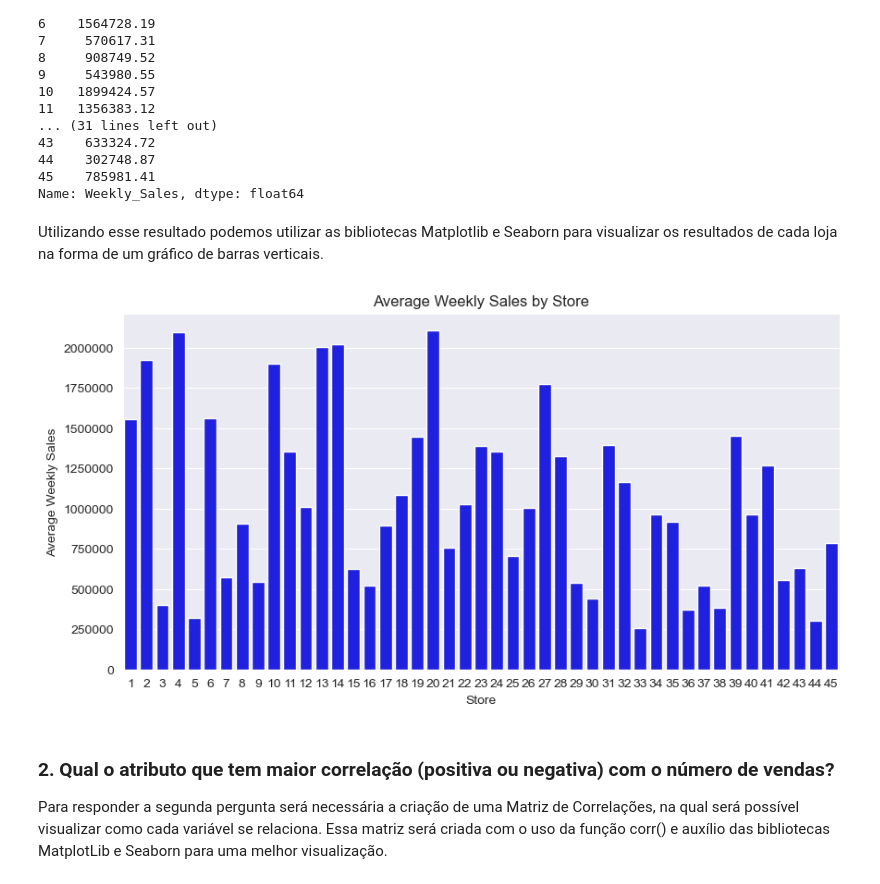
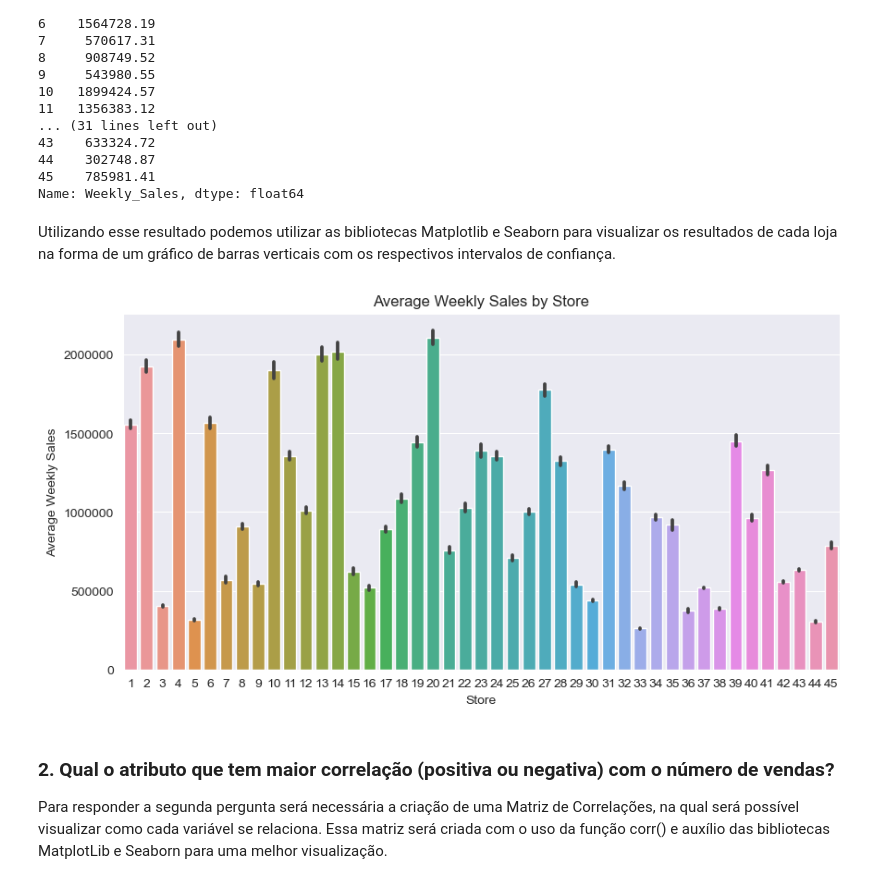
Before and after one commit to WashHolanda/CaseWalmartDNC, a Jupyter notebook: CaseWalmart.ipynb, the cells around one changed output. Saved outputs shown, nothing was run; the diff lists cells and outputs as text; code cells hidden in the pictures.

```diff
--- a/CaseWalmart.ipynb
+++ b/CaseWalmart.ipynb
@@ -162,8 +162,8 @@ Como dito anteriormente, nessa etapa serão realizadas 3 tasks principais relaci
 
 Para responder essa pergunta, primeiro precisaremos agrupar as vendas de cada loja (Store) calculando sua média de vendas semanal de cada uma. No código abaixo é apresentado esse agrupamento com a utilização da função groupby() sendo a coluna Store a nossa categoria e mean() a nossa função de agregação. O resultado disso é apresentado na Serie abaixo:
 # %%
-df['Date'] = pd.to_datetime(df['Date'], infer_datetime_format= True) #Converte coluna Date para o tipo Datetime
-df = df.sort_values(by='Date') #Ordena os dados utilizando
+df['Date'] = pd.to_datetime(df['Date'], format='%d-%m-%Y') #Converte coluna Date para o tipo Datetime
+df = df.sort_values(by='Date') #Ordena os dados utilizando a coluna Date
 
 avg_sales = df.groupby('Store')['Weekly_Sales'].mean()
 print(avg_sales)
@@ -186,21 +186,21 @@ Store
 45    785981.41
 Name: Weekly_Sales, dtype: float64
 # %% [markdown]
-Utilizando esse resultado podemos utilizar as bibliotecas Matplotlib e Seaborn para visualizar os resultados de cada loja na forma de um gráfico de barras verticais.
+Utilizando esse resultado podemos utilizar as bibliotecas Matplotlib e Seaborn para visualizar os resultados de cada loja na forma de um gráfico de barras verticais com os respectivos intervalos de confiança.
 # %%
 import matplotlib.pyplot as plt
 import seaborn as sns
 
 sns.set_style('darkgrid')
 plt.figure(figsize=(10, 5))
-sns.barplot(x=avg_sales.index, y=avg_sales, color='blue')
+sns.barplot(data=df, x='Store', y='Weekly_Sales')
 plt.title('Average Weekly Sales by Store')
 plt.xlabel('Store')
 plt.ylabel('Average Weekly Sales')
 plt.ticklabel_format(style='plain', axis='y')
 plt.show()
 # %% [output]
-[figure, old version]
+[figure, new version]
 # %% [markdown]
 ### 2. Qual o atributo que tem maior correlação (positiva ou negativa) com o número de vendas?
 
```
Also changed, not shown: parts of 7 cells of this notebook.
